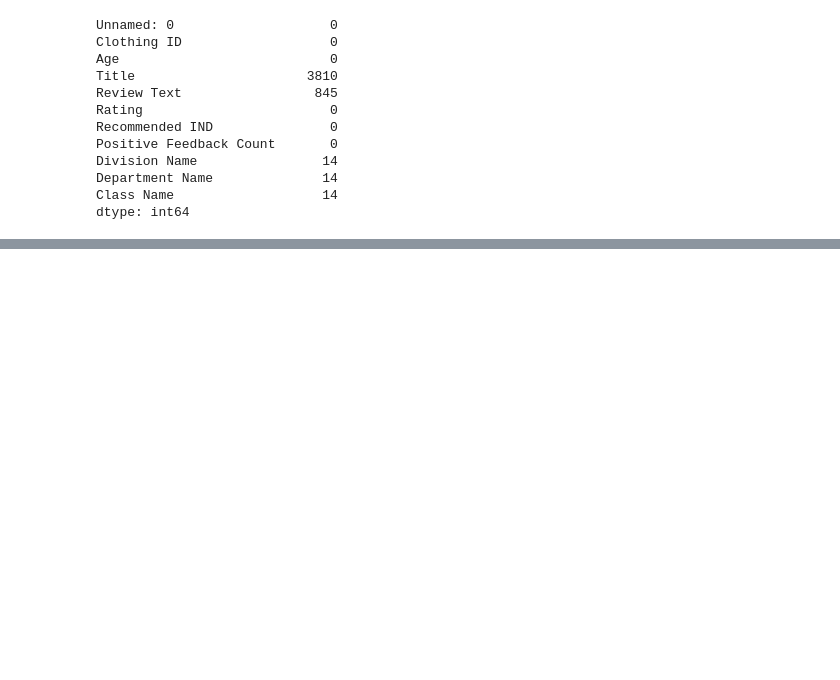
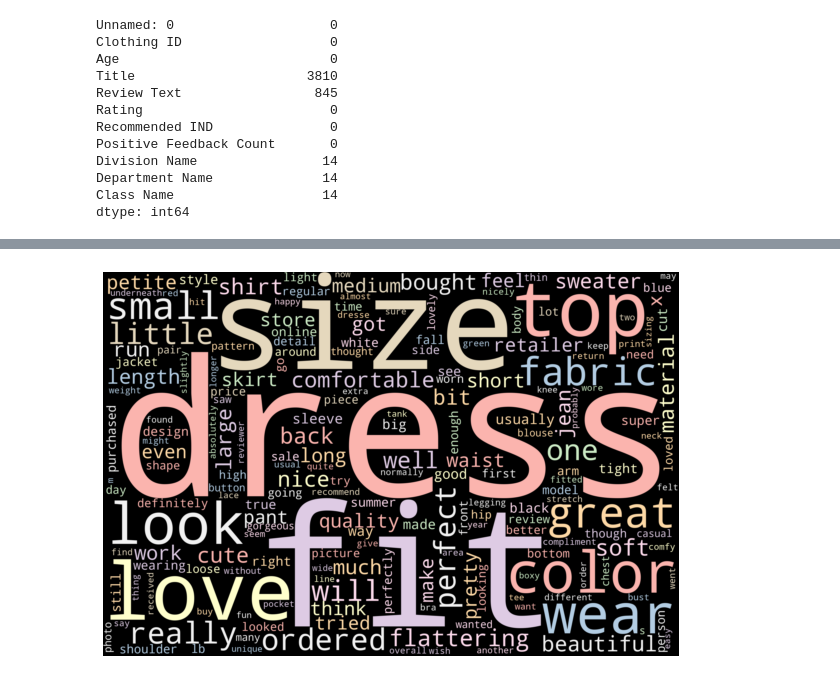
Before and after one commit to l2bsrirajvora/Projects, a Jupyter notebook: Generating a Word Cloud.ipynb, the cells around one changed output, grey strips where cells are left out. Drawn from its saved outputs; the diff is of its cells as text; code cells hidden in the pictures; blank space fills up the shorter version.

```diff
--- a/Generating a Word Cloud.ipynb
+++ b/Generating a Word Cloud.ipynb
@@ -54,3 +54,6 @@ Division Name                14
 Department Name              14
 Class Name                   14
 dtype: int64
+# %%
+df.dropna(subset=['Review Text'], inplace=True)
+df.isna().sum()
@@ -56,0 +73,26 @@ dtype: int64
+# %%
+stopwords = set(STOPWORDS)
+
+#Creating the text variable
+text = " ".join(txt for txt in df['Review Text'])
+
+# Generate word cloud
+wordcloud = WordCloud(
+    width=3000,
+    height=2000,
+    random_state=1,
+    background_color="black",
+    colormap="Pastel1",
+    collocations=False,
+    stopwords=stopwords,
+    ).generate(text)
+
+# Plot the WordCloud image
+plt.figure(figsize = (8, 8), facecolor = None)
+plt.imshow(wordcloud, interpolation='bilinear')
+plt.axis("off")
+plt.tight_layout(pad = 0)
+
+plt.show()
+# %% [output]
+[figure, added]
```
Also changed, not shown: parts of 2 cells of this notebook.
